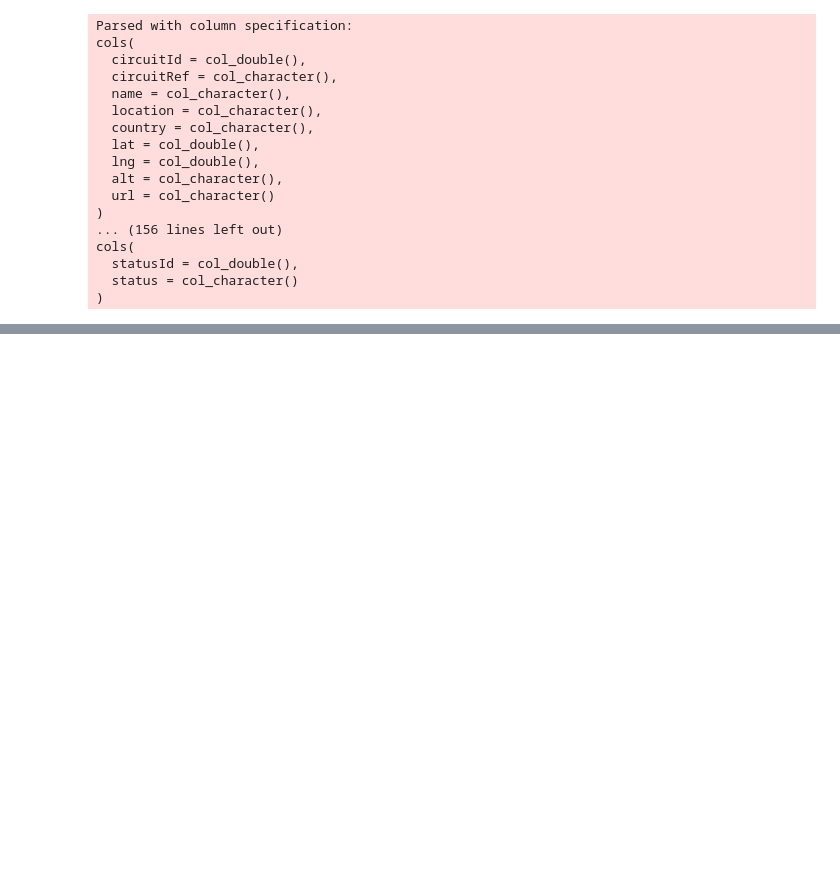
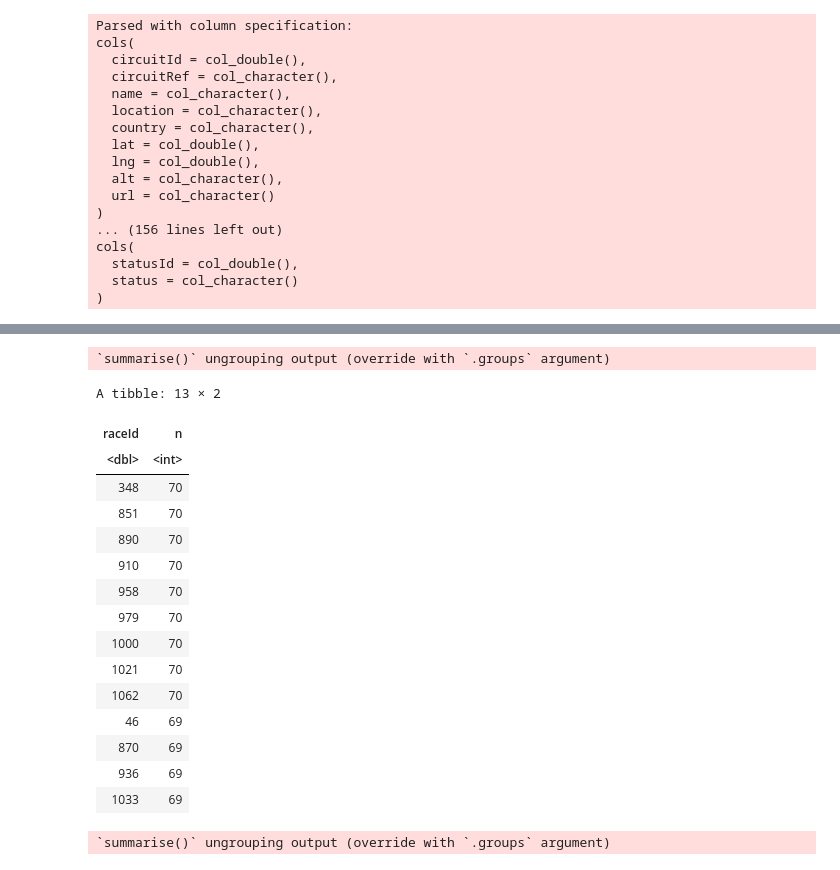
Before and after one commit to TaylorOglow/Formula_1, a Jupyter notebook: Lap Wrangling/sv_laps.ipynb, the cells around one changed output, grey strips where cells are left out. Cells and saved outputs as stored; diff of their text form; code cells hidden in the pictures; blank space fills up the shorter version.

```diff
--- a/Lap Wrangling/sv_laps.ipynb
+++ b/Lap Wrangling/sv_laps.ipynb
@@ -1125,0 +889,53 @@ Warning message:
+# %%
+#12. Hungary
+
+sv_hungary <- vet_laps %>%
+                filter(raceId %in% hungary_race_ID)
+
+sv_hungary_clean <- sv_hungary %>%
+                        group_by(raceId) %>%
+                        summarize(n = n()) %>%
+                        arrange(desc(n)) %>%
+                        head(13)
+sv_hungary_clean
+sv_hungary_clean_ID <- sv_hungary_clean %>%
+                        pull(raceId)
+
+sv_hungary_races <- vet_laps %>%
+                    filter(raceId %in% sv_hungary_clean_ID)
+
+sv_hungary_split <- initial_split(sv_hungary_races, prop = 0.75, strata = milliseconds)
+
+sv_hungary_train <- training(sv_hungary_split)
+
+sv_hungary_test <- testing(sv_hungary_split)
+
+sv_hungary_lap_times <- sv_hungary_train %>%
+                        group_by(lap) %>%
+                        summarize(lap_time_avg = mean(milliseconds))
+
+
+sv_hungary_avg_race_time <- sv_hungary_lap_times %>%
+                            mutate(lap_time_avg_mins = lap_time_avg / 60000) %>%
+                            select(lap_time_avg_mins) %>%
+                            map(sum) %>%
+                            data.frame()
+# %% [output]
+`summarise()` ungrouping output (override with `.groups` argument)
+A tibble: 13 × 2
+| raceId | n |
+| <dbl> | <int> |
+| 348 | 70 |
+| 851 | 70 |
+| 890 | 70 |
+| 910 | 70 |
+| 958 | 70 |
+| 979 | 70 |
+| 1000 | 70 |
+| 1021 | 70 |
+| 1062 | 70 |
+| 46 | 69 |
+| 870 | 69 |
+| 936 | 69 |
+| 1033 | 69 |
+`summarise()` ungrouping output (override with `.groups` argument)
```
Also changed, not shown: parts of 20 cells of this notebook, 3 other files.
